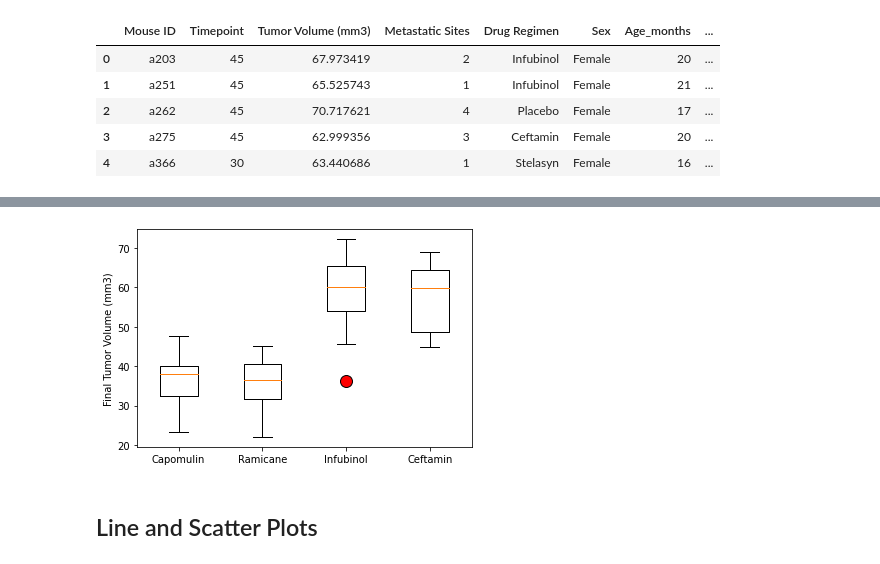
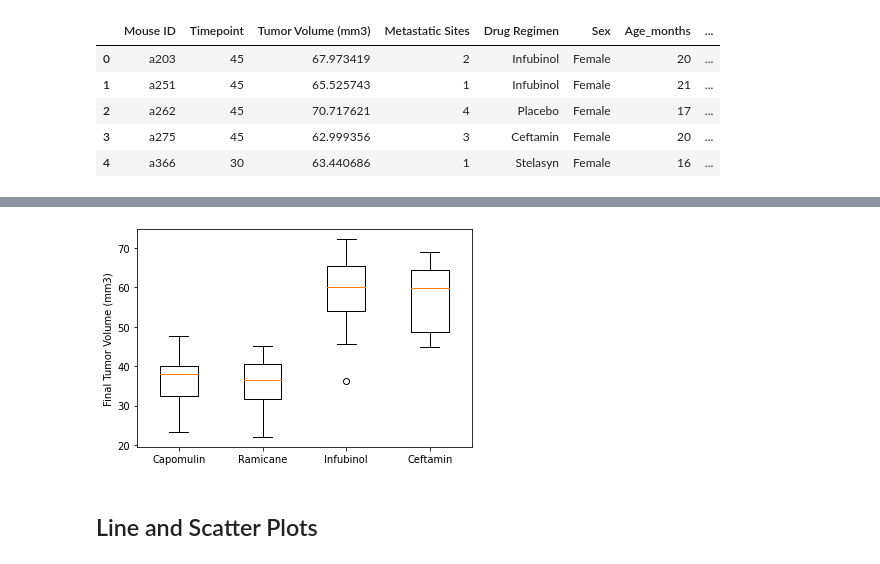
Before and after one commit to MrMrRPG/matplotlib_challenge, a Jupyter notebook: Pymaceuticals/pymaceuticals_starter.ipynb, the cells around one changed output, grey strips where cells are left out. Cells and saved outputs as stored; diff of their text form; code cells hidden in the pictures.

Commit message:
Box and Whiskers plot almost complete

```diff
--- a/Pymaceuticals/pymaceuticals_starter.ipynb
+++ b/Pymaceuticals/pymaceuticals_starter.ipynb
@@ -236,9 +236,24 @@ tumor_vol_list = []
 for drug in treatment_list:
 
     # Locate the rows which contain mice on each drug and get the tumor volumes
+    drug_max_time_df = merge_df.loc[merge_df["Drug Regimen"] == drug]
+    drug_final_time_df = drug_max_time_df.loc[drug_max_time_df["Timepoint"]==drug_max_time_df["Timepoint"]]
+    drug_final_tumor_vol_df = drug_max_time_df["Tumor Volume (mm3)"]
 
     # add subset
+    tumor_vol_list.append(drug_final_tumor_vol_df)
 
     # Determine outliers using upper and lower bounds
+    quartiles = drug_final_tumor_vol_df.quantile([.25, .5, .75])
+    lowerq = quartiles[0.25]
+    upperq = quartiles[0.75]
+    iqr = upperq - lowerq
+    upperbound = upperq + (1.5*iqr)
+    lowerbound = lowerq - (1.5*iqr)
+    outliers = (drug_final_tumor_vol_df.loc[(drug_final_time_df["Tumor Volume (mm3)"] >= upperbound) |
+                                           (drug_final_time_df["Tumor Volume (mm3)"] <= lowerbound)])
+    # number of {drug} outliers
+    print(f"{drug}'s potential outliers: {outliers}")
+    print(f"")
 # %% [output]
 Capomulin's potential outliers: Series([], Name: Tumor Volume (mm3), dtype: float64)
@@ -248,8 +266,15 @@ Name: Tumor Volume (mm3), dtype: float64
 Ceftamin's potential outliers: Series([], Name: Tumor Volume (mm3), dtype: float64)
 # %%
 # Generate a box plot of the final tumor volume of each mouse across four regimens of interest
+fig1, ax1 = plt.subplots()
+ax1.boxplot(tumor_vol_list)
+
+ax1.set_ylabel('Final Tumor Volume (mm3)')
+ax1.set_xticklabels(treatment_list)
+
+plt.show()
 # %% [output]
-[figure, old version]
+[figure, new version]
 # %% [markdown]
 ## Line and Scatter Plots
 # %%
```
